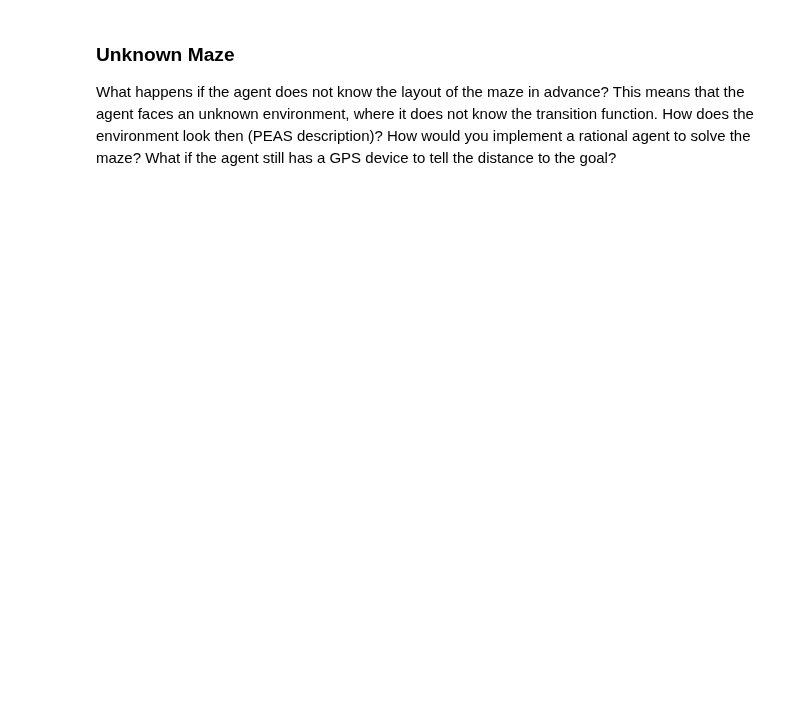
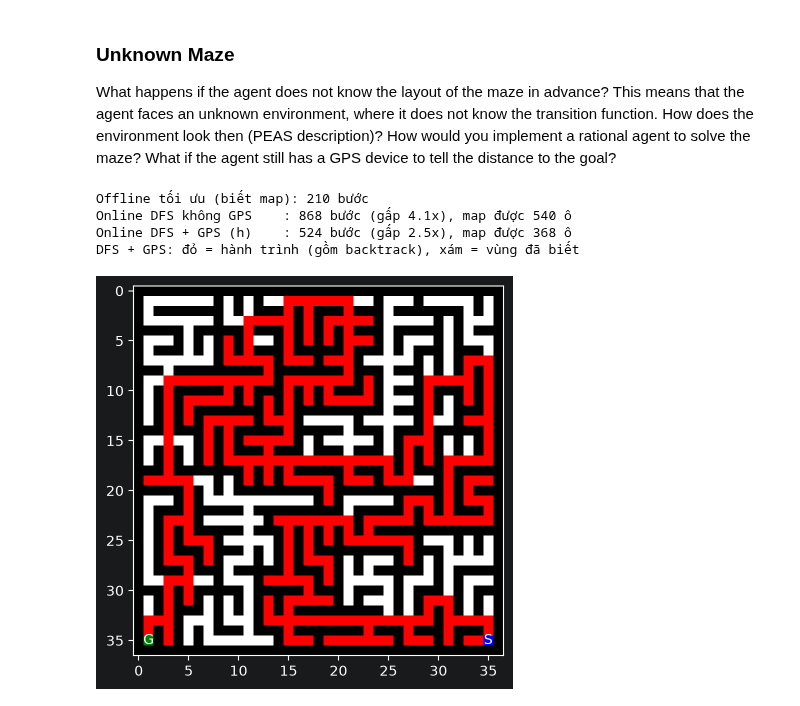
Before and after one commit to Huyyy23/SGU-TriTueNhanTaoNangCao, a Jupyter notebook: lab02 - Searching/Ex1_Maze.ipynb, the cells around one changed output. Saved outputs shown, nothing was run; the diff lists cells and outputs as text; code cells hidden in the pictures; blank space fills up the shorter version.

```diff
--- a/lab02 - Searching/Ex1_Maze.ipynb
+++ b/lab02 - Searching/Ex1_Maze.ipynb
@@ -903,0 +1063,67 @@ What happens if the agent does not know the layout of the maze in advance? This
+# %%
+# Unknown maze: agent không biết map, chỉ cảm biến 4 ô kề (+/- GPS Manhattan)
+%matplotlib inline
+import maze_helper as mh
+from collections import deque
+
+with open("large_maze.txt") as f:
+    maze = mh.parse_maze(f.read())
+start = tuple(int(x) for x in mh.find_pos(maze, "S"))
+goal  = tuple(int(x) for x in mh.find_pos(maze, "G"))
+DIRS = {"N":(-1,0),"E":(0,1),"S":(1,0),"W":(0,-1)}
+
+def sense(pos):  # cảm biến: ô kề là tường hay trống?
+    r,c=pos; o={}
+    for a,(dr,dc) in DIRS.items():
+        q=(r+dr,c+dc)
+        o[a]=(0<=q[0]<maze.shape[0] and 0<=q[1]<maze.shape[1] and maze[q]!="X")
+    return o
+
+def online_dfs(use_gps):
+    H=lambda p: abs(p[0]-goal[0])+abs(p[1]-goal[1])
+    stack=[start]; seen={start}; trail=[start]
+    while stack:
+        u=stack[-1]
+        if u==goal: break
+        s=sense(u); cands=[]
+        for a,(dr,dc) in DIRS.items():
+            v=(u[0]+dr,u[1]+dc)
+            if s[a] and v not in seen:
+                cands.append((H(v) if use_gps else 0,a,v))
+        if cands:  # tiến
+            cands.sort(); _,_,v=cands[0]; seen.add(v); stack.append(v); trail.append(v)
+        else:      # dead-end -> backtrack
+            stack.pop()
+            if stack: trail.append(stack[-1])
+    return trail,seen
+
+# offline tối ưu để đối chiếu
+q=deque([(start,0)]); sv={start}
+while q:
+    u,d=q.popleft()
+    if u==goal: opt=d; break
+    for a,(dr,dc) in DIRS.items():
+        v=(u[0]+dr,u[1]+dc)
+        if 0<=v[0]<maze.shape[0] and 0<=v[1]<maze.shape[1] and maze[v]!="X" and v not in sv:
+            sv.add(v); q.append((v,d+1))
+
+t1,s1=online_dfs(False); t2,s2=online_dfs(True)
+print(f"Offline tối ưu (biết map): {opt} bước")
+print(f"Online DFS không GPS    : {len(t1)-1} bước (gấp {(len(t1)-1)/opt:.1f}x), map được {len(s1)} ô")
+print(f"Online DFS + GPS (h)    : {len(t2)-1} bước (gấp {(len(t2)-1)/opt:.1f}x), map được {len(s2)} ô")
+
+def show(trail,seen,title):
+    viz=maze.copy()
+    for c in seen:
+        if viz[c]==' ': viz[c]='.'
+    for c in trail:
+        if viz[c] in (' ','.'): viz[c]='P'
+    viz[goal]='G'; viz[start]='S'
+    print(title); mh.show_maze(viz)
+show(t2,s2,"DFS + GPS: đỏ = hành trình (gồm backtrack), xám = vùng đã biết")
+# %% [output]
+Offline tối ưu (biết map): 210 bước
+Online DFS không GPS    : 868 bước (gấp 4.1x), map được 540 ô
+Online DFS + GPS (h)    : 524 bước (gấp 2.5x), map được 368 ô
+DFS + GPS: đỏ = hành trình (gồm backtrack), xám = vùng đã biết
+[figure, added]
```
Also changed, not shown: parts of 11 cells of this notebook.
